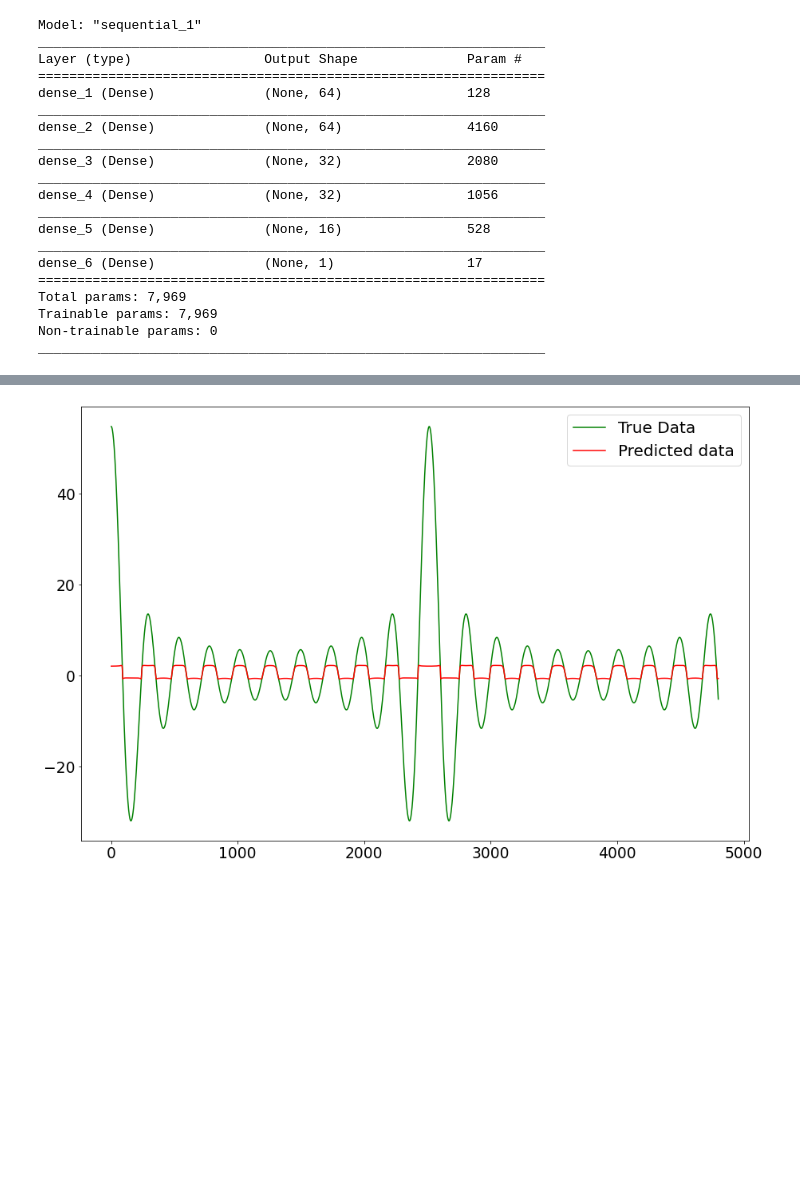
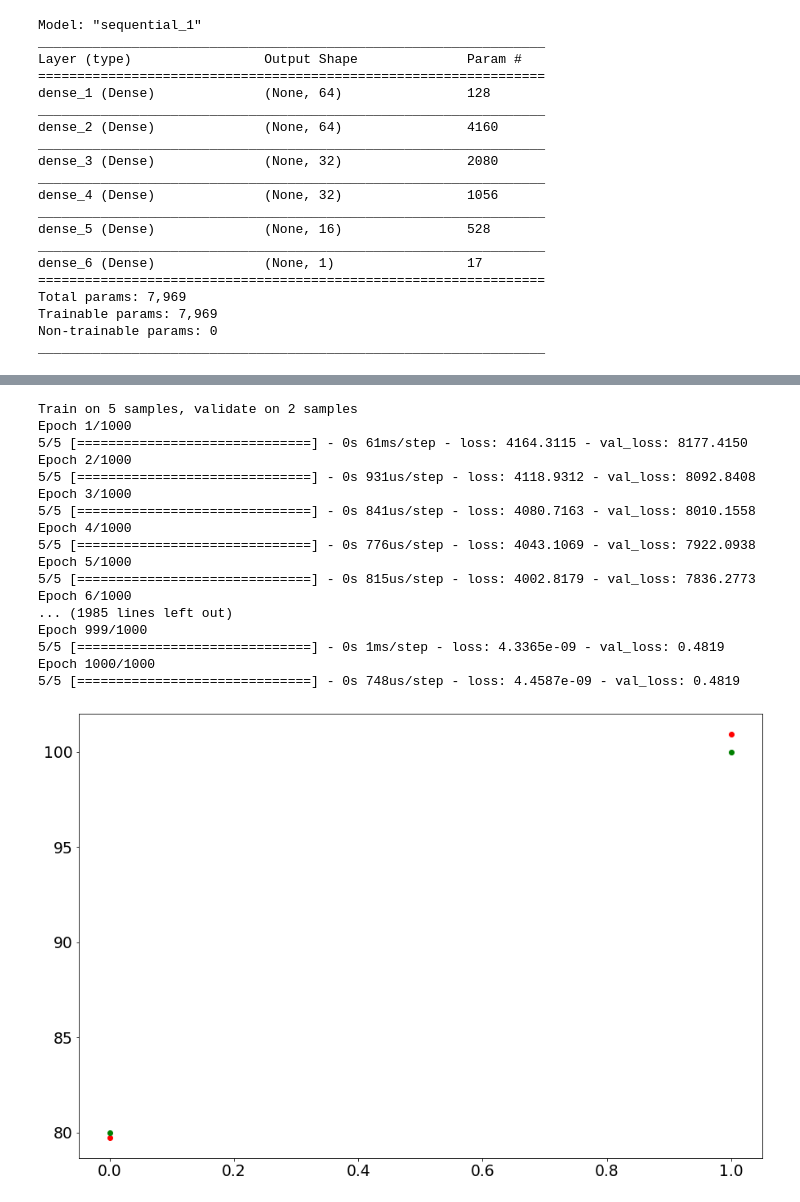
Before and after one commit to RitvikPrabhu/Machine-Learning, a Jupyter notebook: Neural_Networks_function_prediction_.ipynb, the cells around one changed output, grey strips where cells are left out. Cells and saved outputs as stored; diff of their text form; code cells hidden in the pictures; blank space fills up the shorter version.

Commit message:
Simple prediction

```diff
--- a/Neural_Networks_function_prediction_.ipynb
+++ b/Neural_Networks_function_prediction_.ipynb
@@ -698,12 +698,46 @@ Test Score: 0.57 RMSE
-# %%
-trainPredictPlot = trainPredictPlot.reshape(len(trainPredictPlot),1)
-trainPredictPlot = np.reshape(trainPredictPlot,(trainPredictPlot.shape[0],1, trainPredictPlot.shape[1]))
-prediction = model.predict(trainPredictPlot)
-
-trainPredictPlot = trainPredictPlot.reshape(len(trainPredictPlot),1)
-plt.plot(trainPredictPlot, 'g', label = 'True Data')
-plt.plot(prediction, color = 'red', label = 'Predicted data')
-plt.legend()
-plt.show()
-# %% [output]
-[figure, removed]
+# %%
+L = [10, 20, 30, 40, 50, 60, 70, 80, 90]
+Data = []
+for i in range(len(L)):
+  if i < 7:
+    Data.append([L[i], L[i+1], L[i+2]])
+Target = []
+for i in range(len(Data)):
+  Target.append((int(Data[i][2])+10))
+data = np.array(Data, dtype=float)
+target = np.array(Target, dtype=float)
+data = data.reshape(data.shape[0], data.shape[1], 1)
+x_train, x_test, y_train, y_test = train_test_split(data,target,test_size=0.2, random_state = 4)
+
+model = Sequential()
+model.add(LSTM(50, activation='relu', input_shape=(3, 1)))
+model.add(Dense(1))
+model.compile(optimizer='adam', loss='mse')
+history = model.fit(x_train, y_train, epochs=1000, validation_data=(x_test, y_test))
+results = model.predict(x_test)
+
+plt.scatter(range(len(results)),results, c='r')
+plt.scatter(range(len(y_test)),y_test, c='g')
+plt.show()
+
+plt.plot(history.history['loss'])
+plt.show()
+# %% [output]
+Train on 5 samples, validate on 2 samples
+Epoch 1/1000
+5/5 [==============================] - 0s 61ms/step - loss: 4164.3115 - val_loss: 8177.4150
+Epoch 2/1000
+5/5 [==============================] - 0s 931us/step - loss: 4118.9312 - val_loss: 8092.8408
+Epoch 3/1000
+5/5 [==============================] - 0s 841us/step - loss: 4080.7163 - val_loss: 8010.1558
+Epoch 4/1000
+5/5 [==============================] - 0s 776us/step - loss: 4043.1069 - val_loss: 7922.0938
+Epoch 5/1000
+5/5 [==============================] - 0s 815us/step - loss: 4002.8179 - val_loss: 7836.2773
+Epoch 6/1000
+... (1985 lines left out)
+Epoch 999/1000
+5/5 [==============================] - 0s 1ms/step - loss: 4.3365e-09 - val_loss: 0.4819
+Epoch 1000/1000
+5/5 [==============================] - 0s 748us/step - loss: 4.4587e-09 - val_loss: 0.4819
+[figure, added]
```
Also changed, not shown: parts of 3 cells of this notebook.
